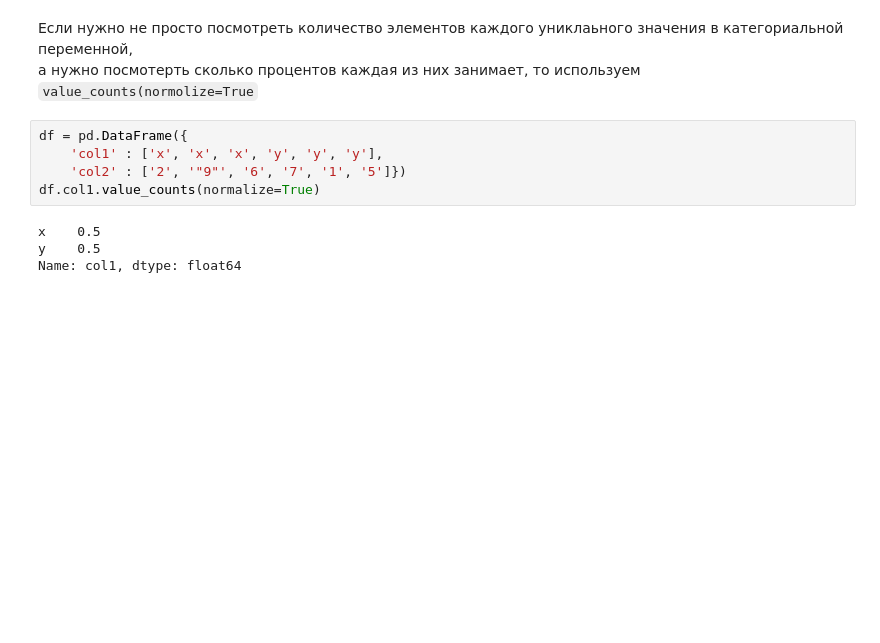
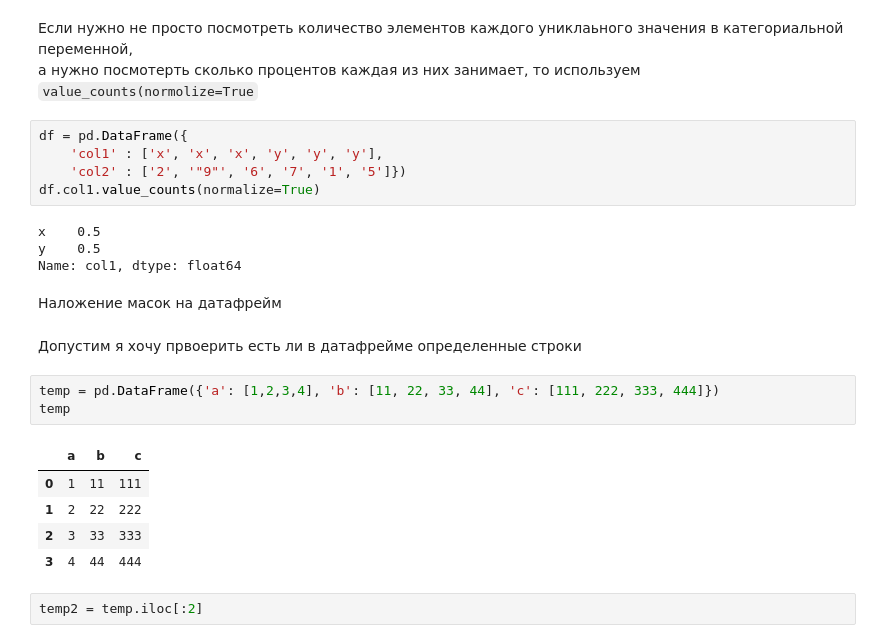
Before and after one commit to PAGriAnalytics/pagri_hard_skills, a Jupyter notebook: pandas.ipynb, the cells around one changed output. Drawn from its saved outputs; the diff is of its cells as text; blank space fills up the shorter version.

```diff
--- a/pandas.ipynb
+++ b/pandas.ipynb
@@ -3029,3 +3029,18 @@ df.col1.value_counts(normalize=True)
 x    0.5
 y    0.5
 Name: col1, dtype: float64
+# %% [markdown]
+Наложение масок на датафрейм
+# %% [markdown]
+Допустим я хочу првоерить есть ли в датафрейме определенные строки
+# %%
+temp = pd.DataFrame({'a': [1,2,3,4], 'b': [11, 22, 33, 44], 'c': [111, 222, 333, 444]})
+temp
+# %% [output]
+|  | a | b | c |
+| 0 | 1 | 11 | 111 |
+| 1 | 2 | 22 | 222 |
+| 2 | 3 | 33 | 333 |
+| 3 | 4 | 44 | 444 |
+# %%
+temp2 = temp.iloc[:2]
```
Also changed, not shown: parts of 3 cells of this notebook.
